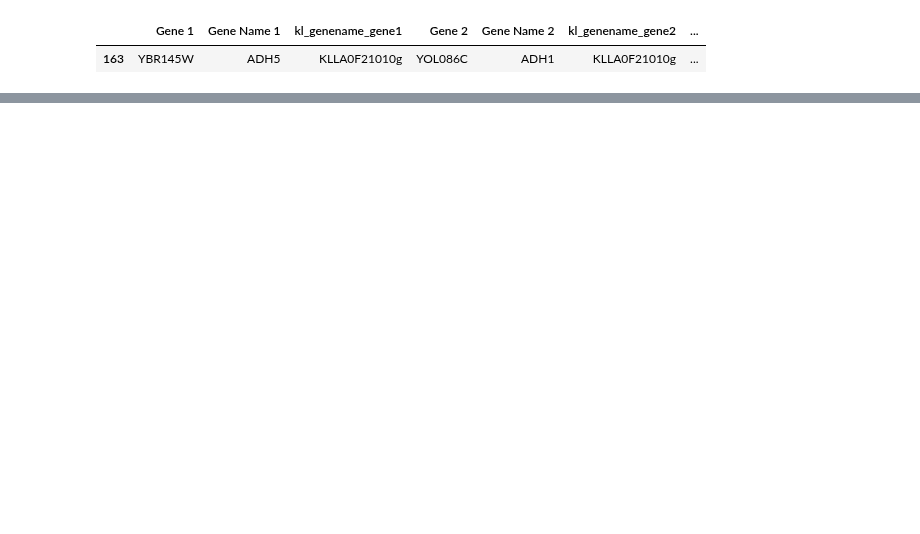
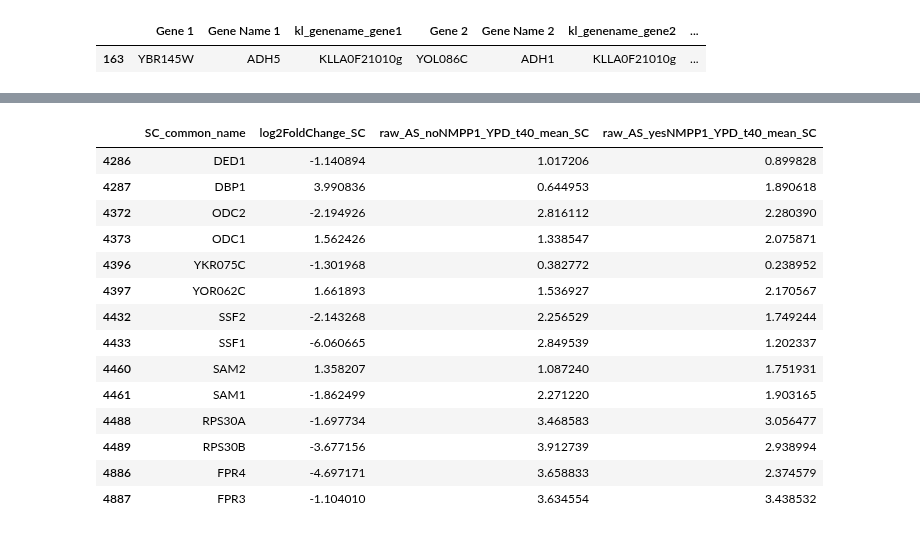
Before and after one commit to heineike02/yeast_esr_expression_analysis, a Jupyter notebook: scripts/20171016_paralog_analysis.ipynb, the cells around one changed output, grey strips where cells are left out. Cells and saved outputs as stored; diff of their text form; code cells hidden in the pictures; blank space fills up the shorter version.

Commit message:
Added some new genes to my list

```diff
--- a/scripts/20171016_paralog_analysis.ipynb
+++ b/scripts/20171016_paralog_analysis.ipynb
@@ -1157,0 +1251,26 @@ kl_sc_PKA_data[kl_sc_PKA_data['SC_common_name'].isin(['RPL22A','RPL22B'])].loc[:
+# %%
+gene_list =['DED1','DBP1',
+            'FPR3','FPR4',
+            'SAM1', 'SAM2',
+            'ODC1','ODC2',
+            'YOR062C','YKR075C', #unknown difference between SC and KL.
+            'SSF1','SSF2', #both go down but big difference between the two.
+            'RPS30A','RPS30B'] #down much more in KL than in SC.
+
+kl_sc_PKA_data[kl_sc_PKA_data['SC_common_name'].isin(gene_list)].loc[:,['SC_common_name','log2FoldChange_SC','raw_AS_noNMPP1_YPD_t40_mean_SC','raw_AS_yesNMPP1_YPD_t40_mean_SC']]
+# %% [output]
+|  | SC_common_name | log2FoldChange_SC | raw_AS_noNMPP1_YPD_t40_mean_SC | raw_AS_yesNMPP1_YPD_t40_mean_SC |
+| 4286 | DED1 | -1.140894 | 1.017206 | 0.899828 |
+| 4287 | DBP1 | 3.990836 | 0.644953 | 1.890618 |
+| 4372 | ODC2 | -2.194926 | 2.816112 | 2.280390 |
+| 4373 | ODC1 | 1.562426 | 1.338547 | 2.075871 |
+| 4396 | YKR075C | -1.301968 | 0.382772 | 0.238952 |
+| 4397 | YOR062C | 1.661893 | 1.536927 | 2.170567 |
+| 4432 | SSF2 | -2.143268 | 2.256529 | 1.749244 |
+| 4433 | SSF1 | -6.060665 | 2.849539 | 1.202337 |
+| 4460 | SAM2 | 1.358207 | 1.087240 | 1.751931 |
+| 4461 | SAM1 | -1.862499 | 2.271220 | 1.903165 |
+| 4488 | RPS30A | -1.697734 | 3.468583 | 3.056477 |
+| 4489 | RPS30B | -3.677156 | 3.912739 | 2.938994 |
+| 4886 | FPR4 | -4.697171 | 3.658833 | 2.374579 |
+| 4887 | FPR3 | -1.104010 | 3.634554 | 3.438532 |
```
Also changed, not shown: parts of 9 cells of this notebook.
